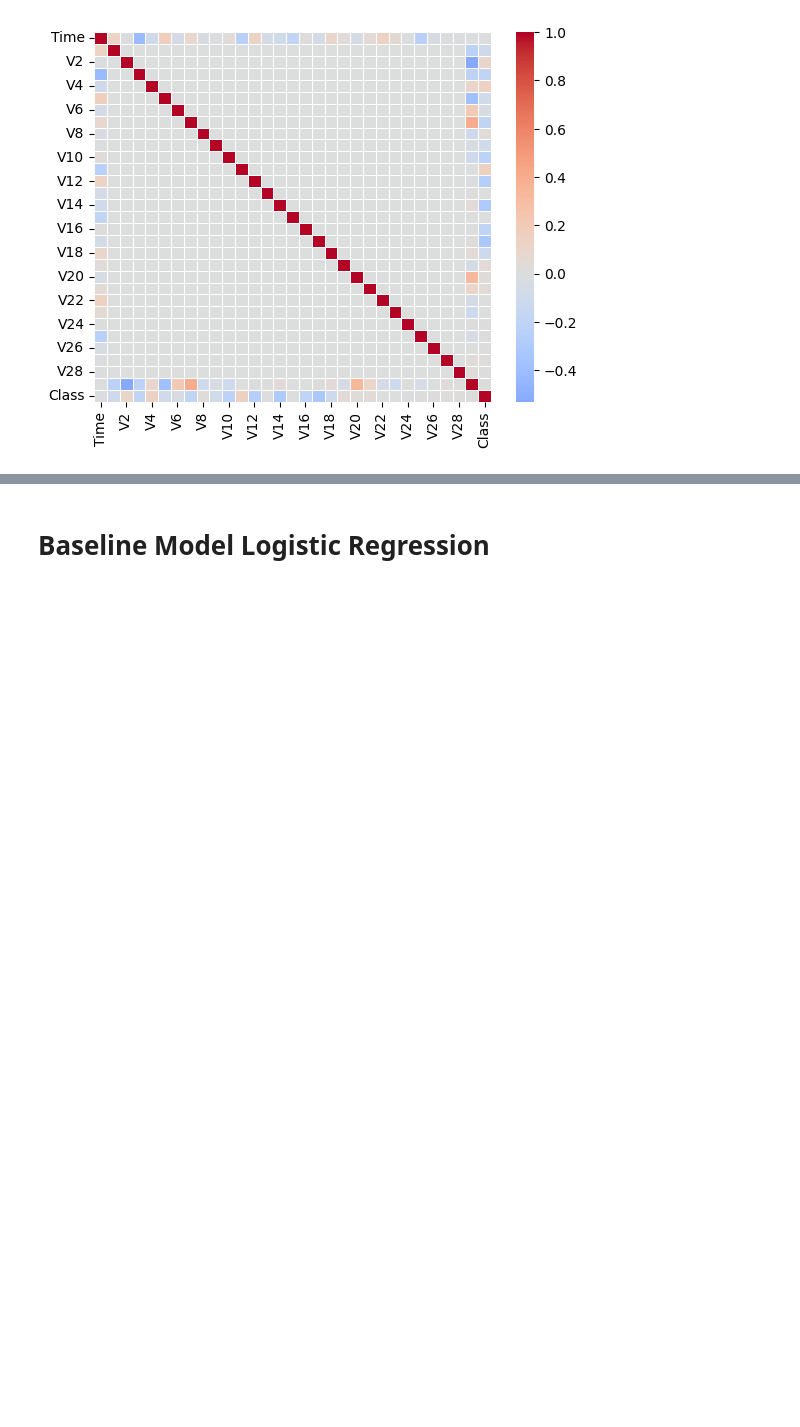
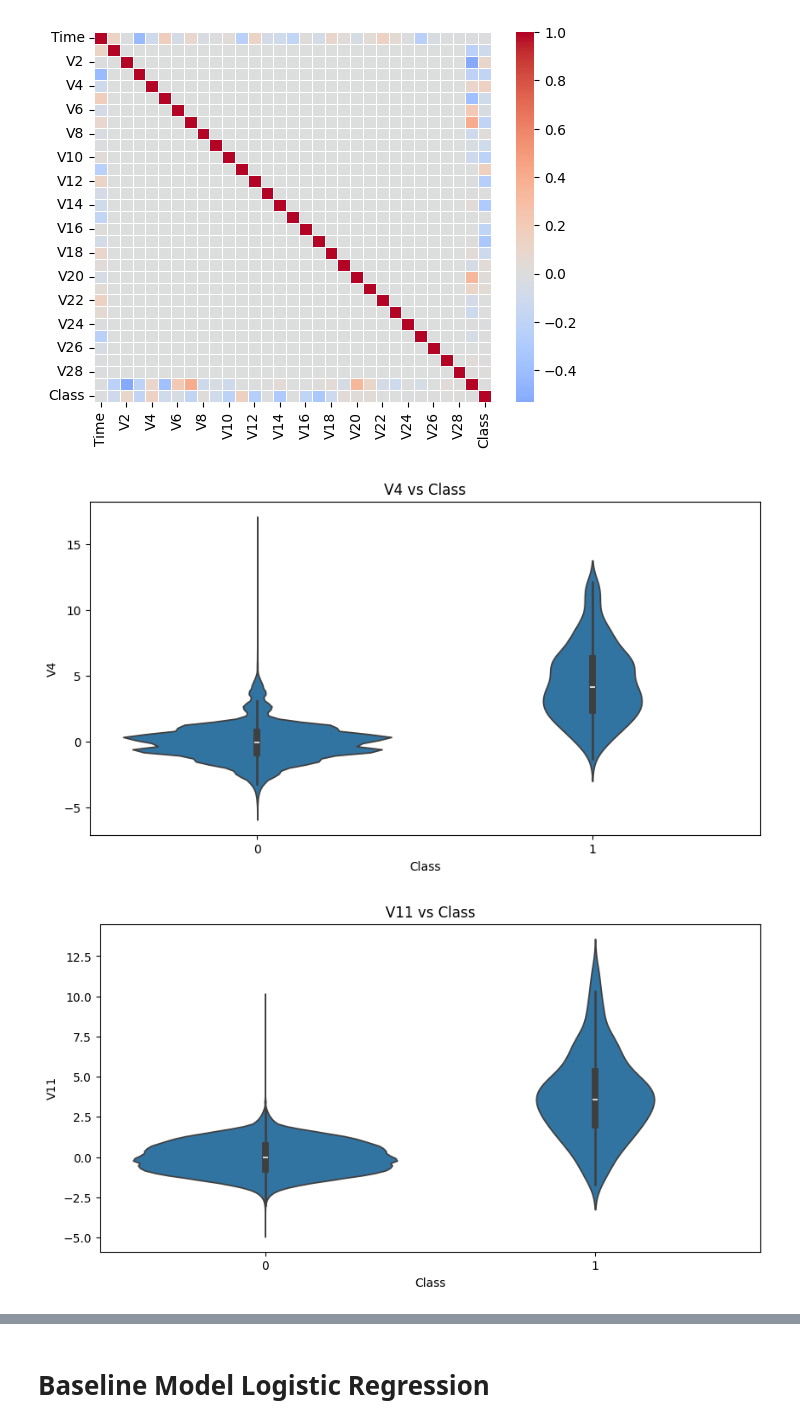
Before and after one commit to hemantborse/Capstone, a Jupyter notebook: Credit_Card_Fraud_Prediction.ipynb, the cells around one changed output, grey strips where cells are left out. Cells and saved outputs as stored; diff of their text form; code cells hidden in the pictures; blank space fills up the shorter version.

```diff
--- a/Credit_Card_Fraud_Prediction.ipynb
+++ b/Credit_Card_Fraud_Prediction.ipynb
@@ -164,3 +186,15 @@ sns.heatmap(df.corr(),cmap='coolwarm',center=0,linewidths=0.5)
 # %% [output]
 <Axes: >
 [figure]
+# %%
+#violin plot
+#based on step #5 - top features are V4,V11,V14 and V17
+t_features=['V4','V11','V14','V17']
+for col in t_features:
+    plt.figure(figsize=(10,5))
+    sns.violinplot(x='Class',y=col,data=df)
+    plt.title(f'{col} vs Class')
+    plt.show()
+# %% [output]
+[figure, added]
+[figure, added]
```
Also changed, not shown: parts of 7 cells of this notebook.
